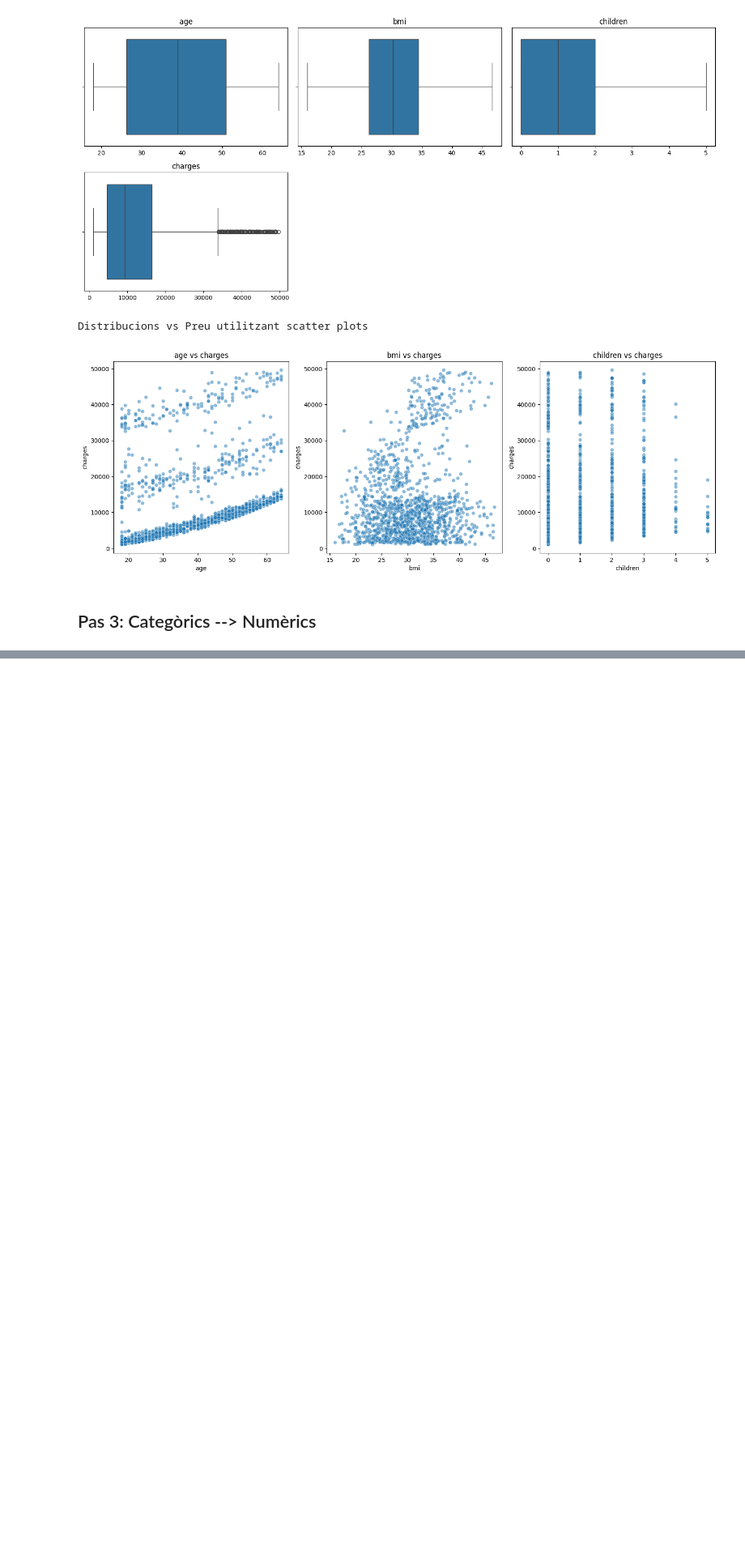
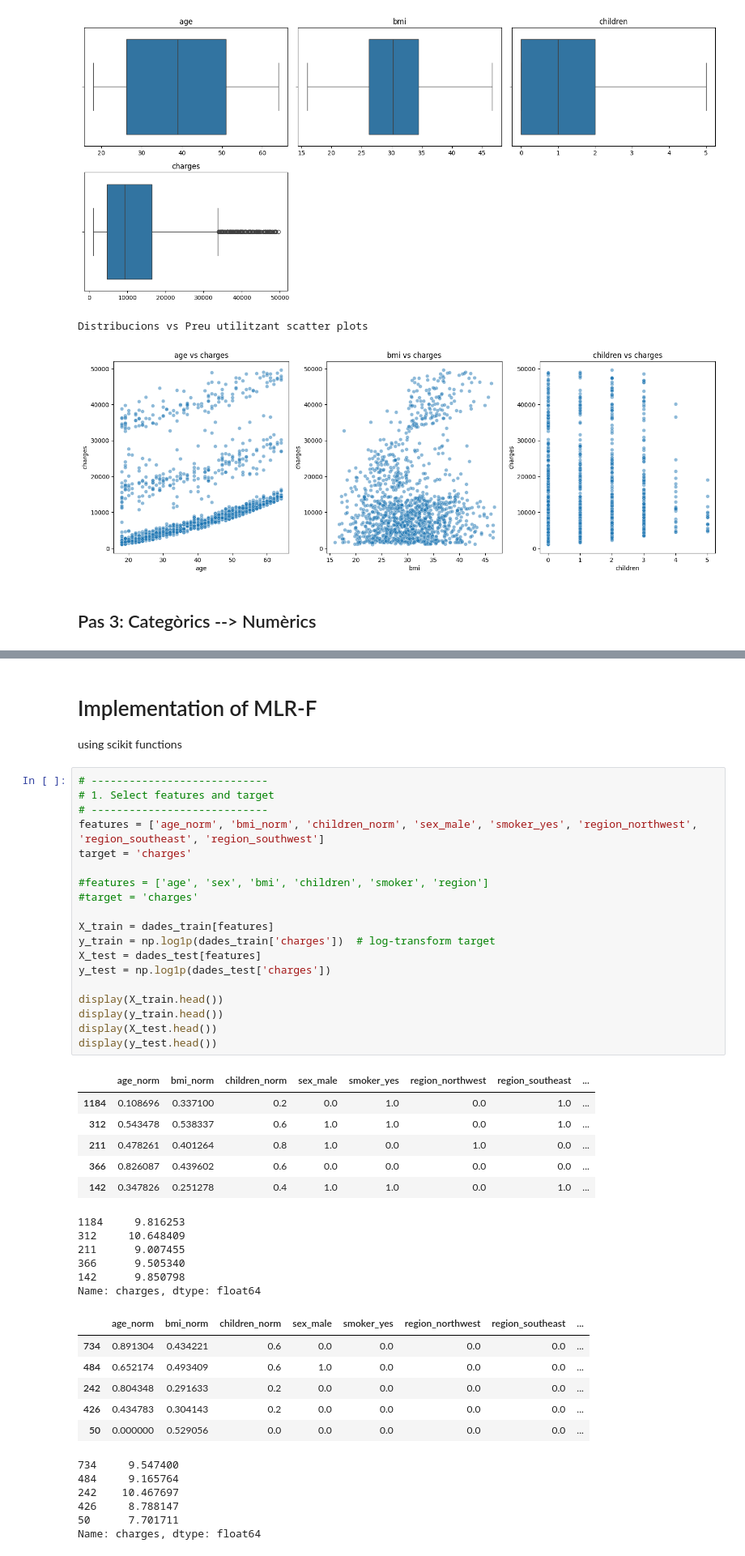
Before and after one commit to XaviVeC/A1SupervisedLearning, a Jupyter notebook: A1-SupervisedLearning.ipynb, the cells around one changed output, grey strips where cells are left out. Shown at 81% size. Drawn from its saved outputs; the diff is of its cells as text; blank space fills up the shorter version.

```diff
--- a/A1-SupervisedLearning.ipynb
+++ b/A1-SupervisedLearning.ipynb
@@ -223,3 +240,50 @@ dades_test.to_csv("dades_test.csv", index=False)
 print("Train Test split saved as 'dades_train.csv' and 'dades_test.csv'")
 # %% [output]
 Train Test split saved as 'dades_train.csv' and 'dades_test.csv'
+# %% [markdown]
+# Implementation of MLR-F
+using scikit functions
+# %%
+# ----------------------------
+# 1. Select features and target
+# ----------------------------
+features = ['age_norm', 'bmi_norm', 'children_norm', 'sex_male', 'smoker_yes', 'region_northwest', 'region_southeast', 'region_southwest']
+target = 'charges'
+
+#features = ['age', 'sex', 'bmi', 'children', 'smoker', 'region']
+#target = 'charges'
+
+X_train = dades_train[features]
+y_train = np.log1p(dades_train['charges'])  # log-transform target
+X_test = dades_test[features]
+y_test = np.log1p(dades_test['charges'])
+
+display(X_train.head())
+display(y_train.head())
+display(X_test.head())
+display(y_test.head())
+# %% [output]
+|  | age_norm | bmi_norm | children_norm | sex_male | smoker_yes | region_northwest | region_southeast | ... |
+| 1184 | 0.108696 | 0.337100 | 0.2 | 0.0 | 1.0 | 0.0 | 1.0 | ... |
+| 312 | 0.543478 | 0.538337 | 0.6 | 1.0 | 1.0 | 0.0 | 1.0 | ... |
+| 211 | 0.478261 | 0.401264 | 0.8 | 1.0 | 0.0 | 1.0 | 0.0 | ... |
+| 366 | 0.826087 | 0.439602 | 0.6 | 0.0 | 0.0 | 0.0 | 0.0 | ... |
+| 142 | 0.347826 | 0.251278 | 0.4 | 1.0 | 1.0 | 0.0 | 1.0 | ... |
+1184     9.816253
+312     10.648409
+211      9.007455
+366      9.505340
+142      9.850798
+Name: charges, dtype: float64
+|  | age_norm | bmi_norm | children_norm | sex_male | smoker_yes | region_northwest | region_southeast | ... |
+| 734 | 0.891304 | 0.434221 | 0.6 | 0.0 | 0.0 | 0.0 | 0.0 | ... |
+| 484 | 0.652174 | 0.493409 | 0.6 | 1.0 | 0.0 | 0.0 | 0.0 | ... |
+| 242 | 0.804348 | 0.291633 | 0.2 | 0.0 | 0.0 | 0.0 | 0.0 | ... |
+| 426 | 0.434783 | 0.304143 | 0.2 | 0.0 | 0.0 | 0.0 | 0.0 | ... |
+| 50 | 0.000000 | 0.529056 | 0.0 | 0.0 | 0.0 | 0.0 | 0.0 | ... |
+734     9.547400
+484     9.165764
+242    10.467697
+426     8.788147
+50      7.701711
+Name: charges, dtype: float64
```
Also changed, not shown: parts of 8 cells of this notebook.
